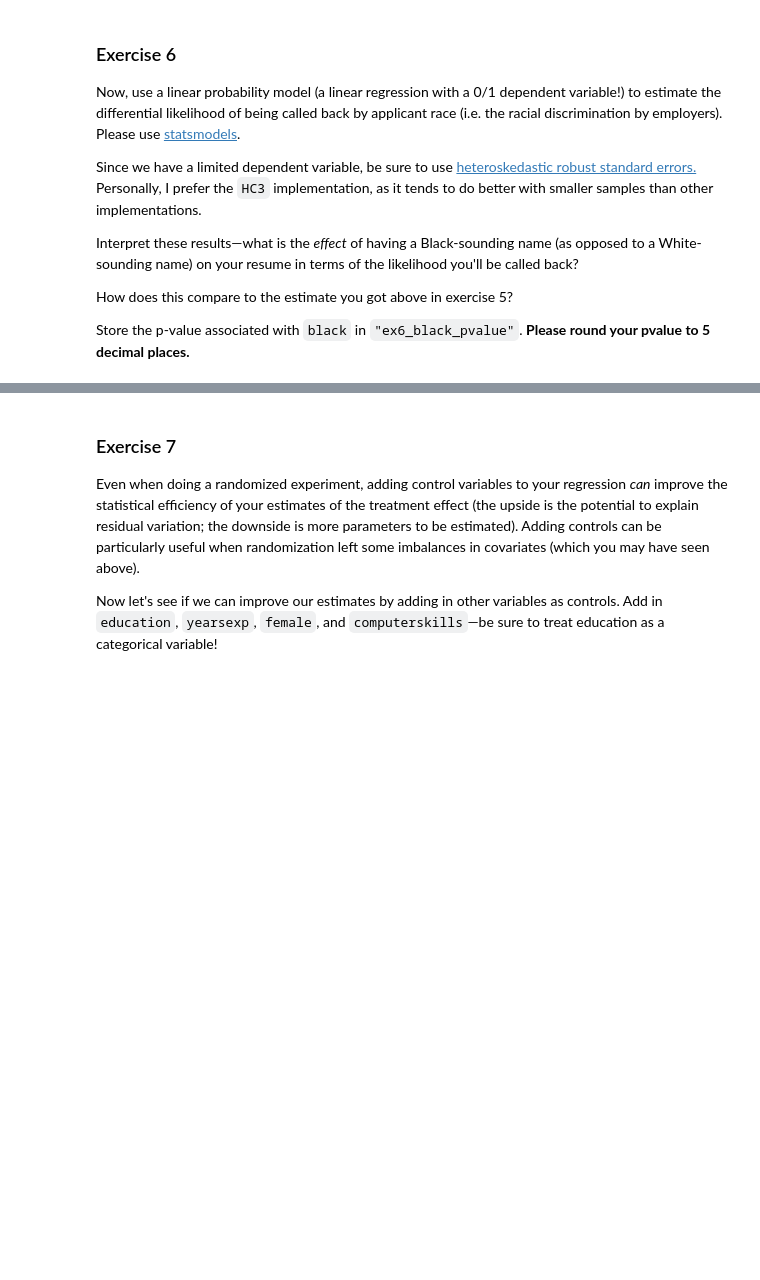
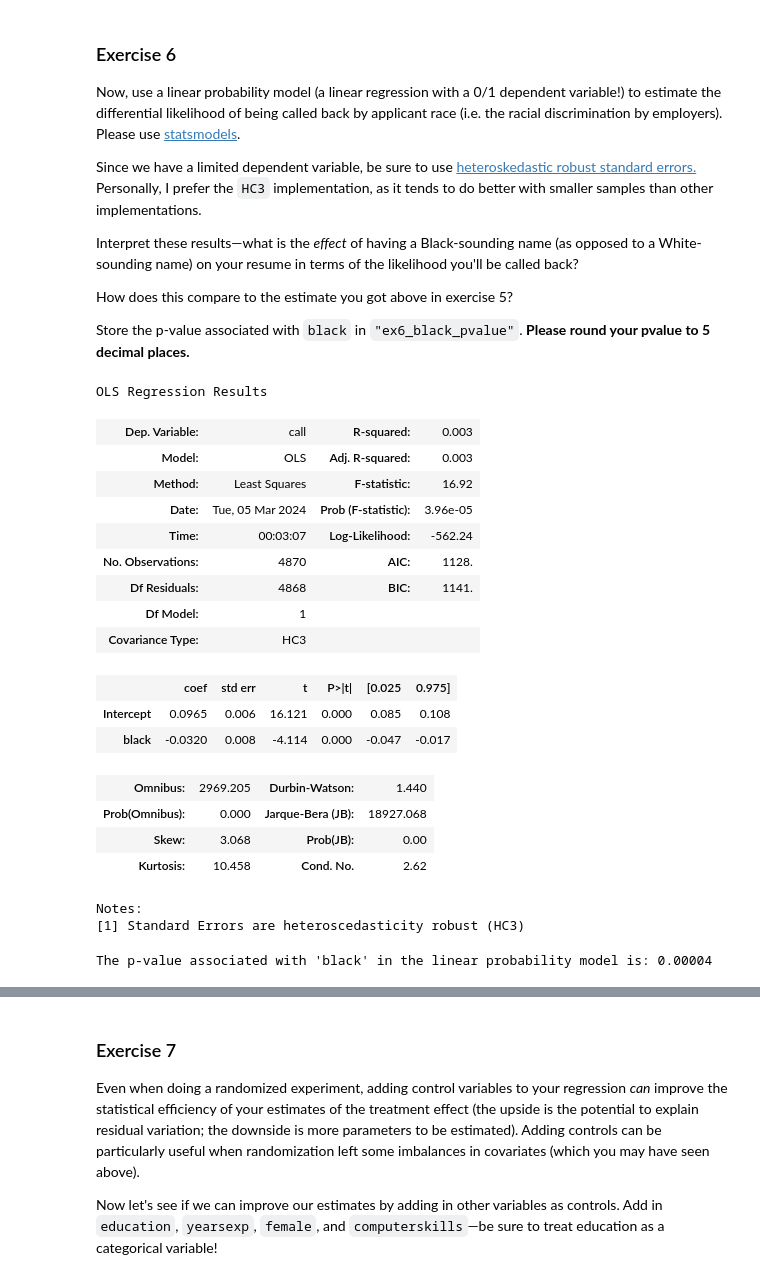
Before and after one commit to BarbaraPFloresRios/IDS701_UnifyingDataScience_CausalInference, a Jupyter notebook: 20240305_ExerciseResumeExperiment/exercise_resume_experiment.ipynb, the cells around one changed output, grey strips where cells are left out. Drawn from its saved outputs; the diff is of its cells as text; code cells hidden in the pictures; blank space fills up the shorter version.

```diff
--- a/20240305_ExerciseResumeExperiment/exercise_resume_experiment.ipynb
+++ b/20240305_ExerciseResumeExperiment/exercise_resume_experiment.ipynb
@@ -250,3 +250,34 @@ Interpret these results—what is the *effect* of having a Black-sounding name (
 How does this compare to the estimate you got above in exercise 5?
 
 Store the p-value associated with `black` in `"ex6_black_pvalue"`. **Please round your pvalue to 5 decimal places.**
+# %%
+model = smf.ols("call ~ black", resume_experiment).fit()
+model.get_robustcov_results("HC3").summary()
+# %% [output]
+OLS Regression Results
+| Dep. Variable: | call | R-squared: | 0.003 |
+| Model: | OLS | Adj. R-squared: | 0.003 |
+| Method: | Least Squares | F-statistic: | 16.92 |
+| Date: | Tue, 05 Mar 2024 | Prob (F-statistic): | 3.96e-05 |
+| Time: | 00:03:07 | Log-Likelihood: | -562.24 |
+| No. Observations: | 4870 | AIC: | 1128. |
+| Df Residuals: | 4868 | BIC: | 1141. |
+| Df Model: | 1 |  |  |
+| Covariance Type: | HC3 |  |  |
+|  | coef | std err | t | P>|t| | [0.025 | 0.975] |
+| Intercept | 0.0965 | 0.006 | 16.121 | 0.000 | 0.085 | 0.108 |
+| black | -0.0320 | 0.008 | -4.114 | 0.000 | -0.047 | -0.017 |
+| Omnibus: | 2969.205 | Durbin-Watson: | 1.440 |
+| Prob(Omnibus): | 0.000 | Jarque-Bera (JB): | 18927.068 |
+| Skew: | 3.068 | Prob(JB): | 0.00 |
+| Kurtosis: | 10.458 | Cond. No. | 2.62 |
+Notes:
+[1] Standard Errors are heteroscedasticity robust (HC3)
+# %%
+ex6_black_pvalue = model.pvalues["black"]
+results["ex6_black_pvalue"] = round(ex6_black_pvalue, 5)
+print(
+    f"The p-value associated with 'black' in the linear probability model is: {ex6_black_pvalue:.5f}"
+)
+# %% [output]
+The p-value associated with 'black' in the linear probability model is: 0.00004
```
Also changed, not shown: parts of 3 cells of this notebook.
